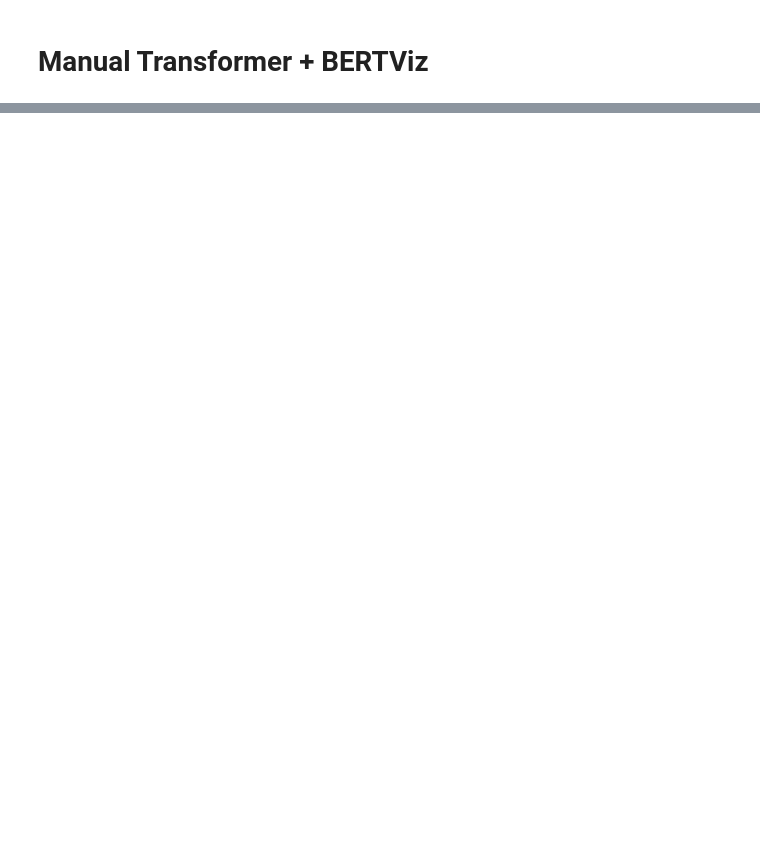
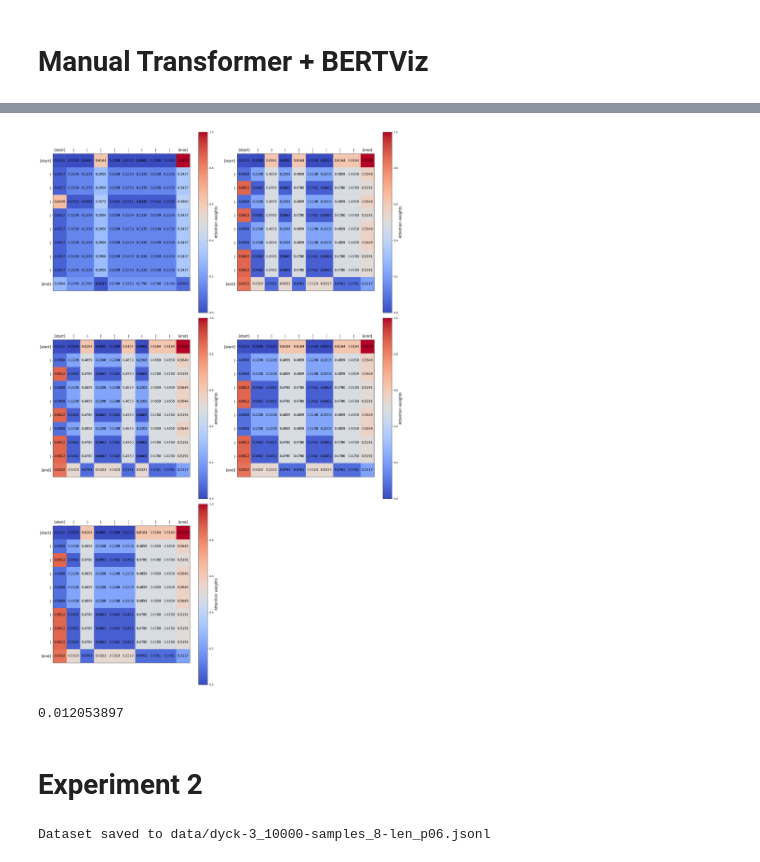
Before and after one commit to matiasmolinolo/transformer-checker, a Jupyter notebook: experiments.ipynb, the cells around one changed output, grey strips where cells are left out. Cells and saved outputs as stored; diff of their text form; code cells hidden in the pictures; blank space fills up the shorter version.

```diff
--- a/experiments.ipynb
+++ b/experiments.ipynb
@@ -250,0 +151,6 @@ Average loss on the test data: 0.0000
+# %%
+batch = next(iter(test_dataloader))
+strings, labels, tokens = batch
+
+mask = pad_token_mask(tokens)
+attn_matrices = model.get_attn_matrices(tokens, mask)
@@ -250,0 +159,4 @@ Average loss on the test data: 0.0000
+# %%
+plot_attn_matrices(VOCAB, batch, model, min_max_normalize, pad_token_mask)
+# %% [output]
+[figure, added]
@@ -250,0 +165,6 @@ Average loss on the test data: 0.0000
+# %%
+minimax_norm[0][0]
+# %% [output]
+0.012053897
+# %% [markdown]
+# Experiment 2
@@ -250,0 +173,10 @@ Average loss on the test data: 0.0000
+# %%
+path = generate_dataset(
+    n=10_000,
+    k=3,
+    min_length=8,
+    max_length=8,
+    balanced=0.6,
+)
+# %% [output]
+Dataset saved to data/dyck-3_10000-samples_8-len_p06.jsonl
```
Also changed, not shown: parts of 33 cells of this notebook, 24 other files.
